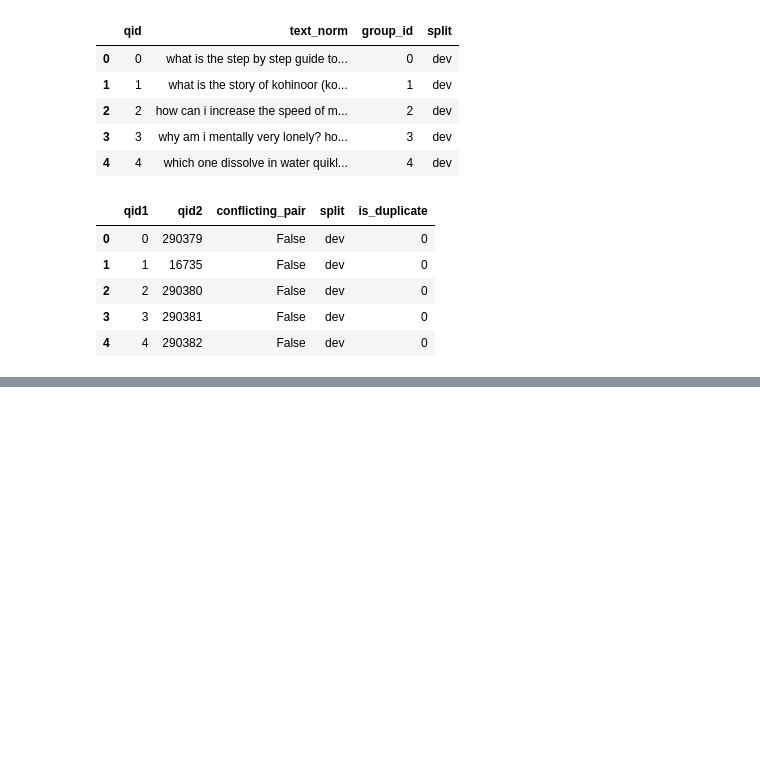
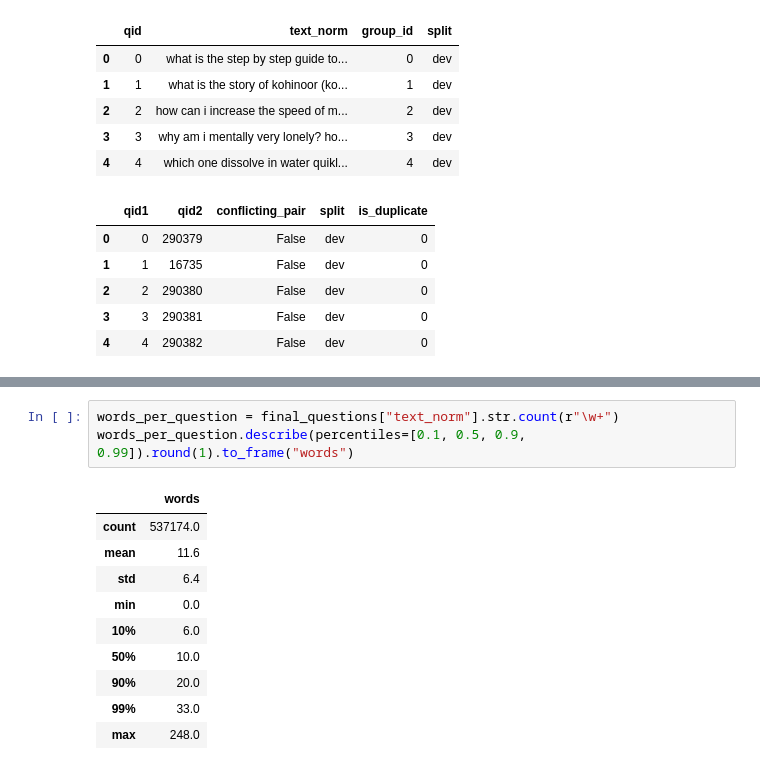
Before and after one commit to Gabri03ele/quora-question-pairs, a Jupyter notebook: notebooks/01_data.ipynb, the cells around one changed output, grey strips where cells are left out. Cells and saved outputs as stored; diff of their text form; blank space fills up the shorter version.

```diff
--- a/notebooks/01_data.ipynb
+++ b/notebooks/01_data.ipynb
@@ -297,0 +344,14 @@ summary.to_frame("value")
+# %%
+words_per_question = final_questions["text_norm"].str.count(r"\w+")
+words_per_question.describe(percentiles=[0.1, 0.5, 0.9, 0.99]).round(1).to_frame("words")
+# %% [output]
+|  | words |
+| count | 537174.0 |
+| mean | 11.6 |
+| std | 6.4 |
+| min | 0.0 |
+| 10% | 6.0 |
+| 50% | 10.0 |
+| 90% | 20.0 |
+| 99% | 33.0 |
+| max | 248.0 |
```
Also changed, not shown: parts of 6 cells of this notebook, 15 other files.
